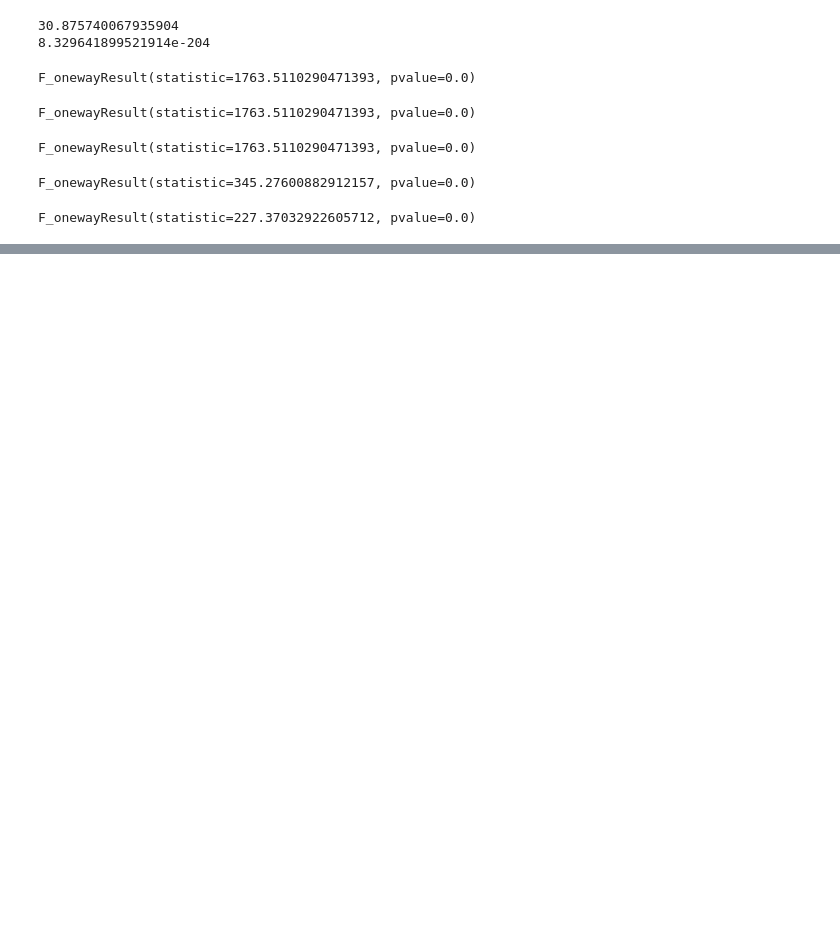
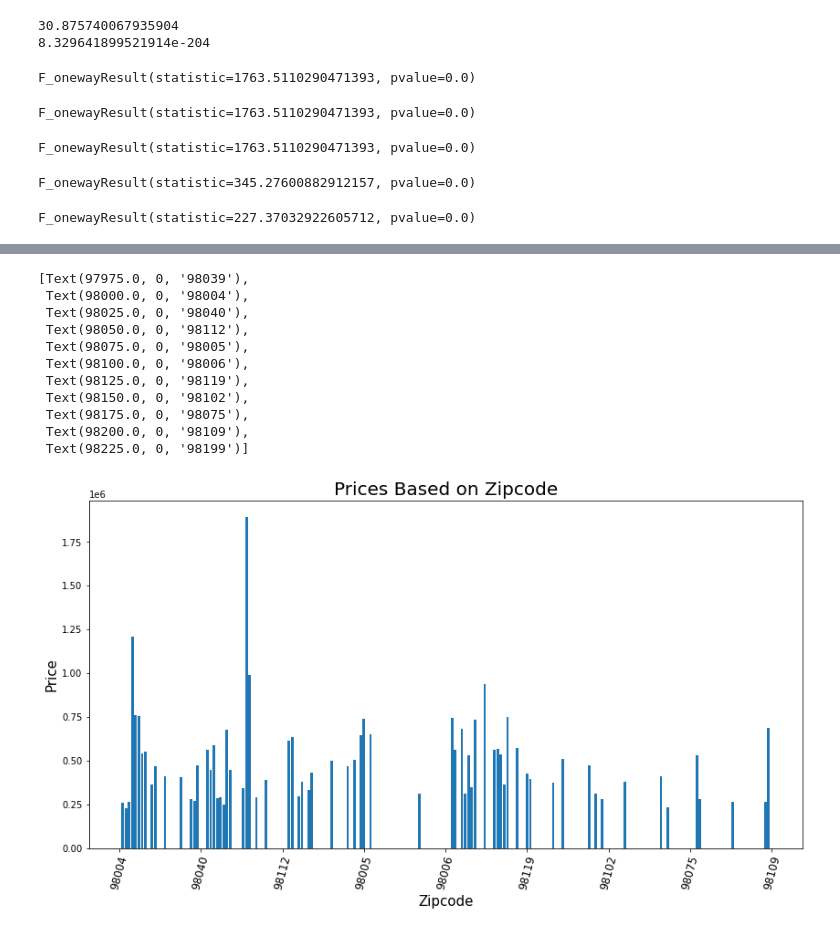
Before and after one commit to raizelistaken/Housing_Prices_KC, a Jupyter notebook: Saturday_models.ipynb, the cells around one changed output, grey strips where cells are left out. Cells and saved outputs as stored; diff of their text form; code cells hidden in the pictures; blank space fills up the shorter version.

Commit message:
don't know whats wrong with my zipcode graph

```diff
--- a/Saturday_models.ipynb
+++ b/Saturday_models.ipynb
@@ -336,0 +431,25 @@ F_onewayResult(statistic=227.37032922605712, pvalue=0.0)
+# %%
+x = df.groupby(['zipcode'])['price'].median().sort_values(ascending=True).index
+# %%
+y = df.groupby(['zipcode'])['price'].median().sort_values(ascending=True).values
+# %%
+fig, ax = plt.subplots(figsize = (14,7))
+plt.bar(x,y)
+
+ax.set_title('Prices Based on Zipcode', fontsize = 20)
+ax.set_xlabel('Zipcode', fontsize = 15)
+ax.set_ylabel('Price', fontsize = 15)
+ax.set_xticklabels(df.groupby(['zipcode'])['price'].median().sort_values(ascending=False).index, rotation = '75', fontsize = 12)
+# %% [output]
+[Text(97975.0, 0, '98039'),
+ Text(98000.0, 0, '98004'),
+ Text(98025.0, 0, '98040'),
+ Text(98050.0, 0, '98112'),
+ Text(98075.0, 0, '98005'),
+ Text(98100.0, 0, '98006'),
+ Text(98125.0, 0, '98119'),
+ Text(98150.0, 0, '98102'),
+ Text(98175.0, 0, '98075'),
+ Text(98200.0, 0, '98109'),
+ Text(98225.0, 0, '98199')]
+[figure, added]
```
Also changed, not shown: parts of 14 cells of this notebook.
